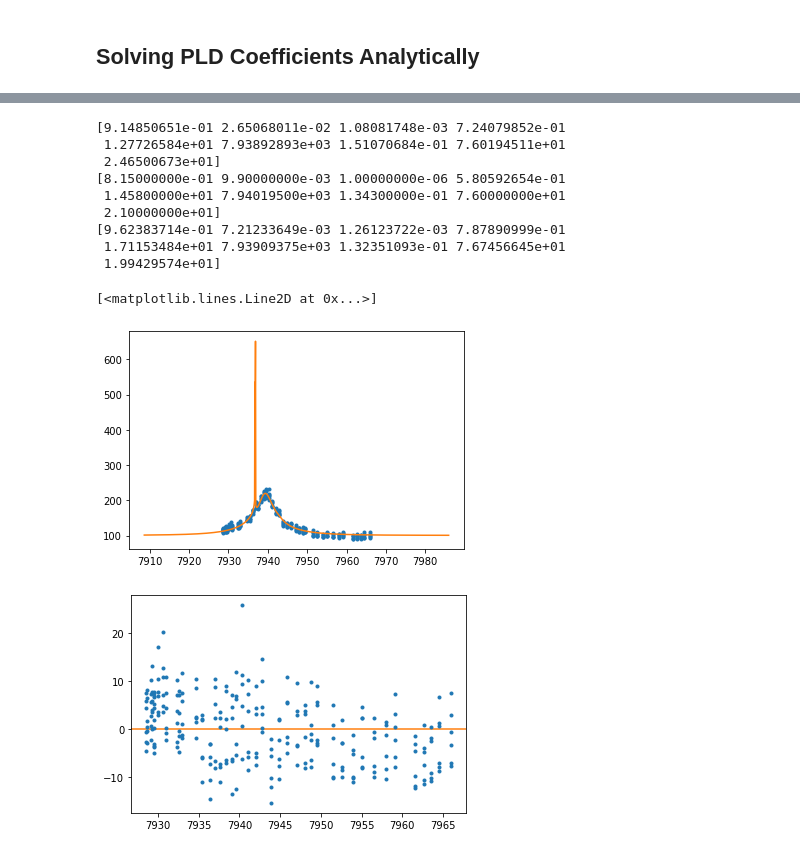
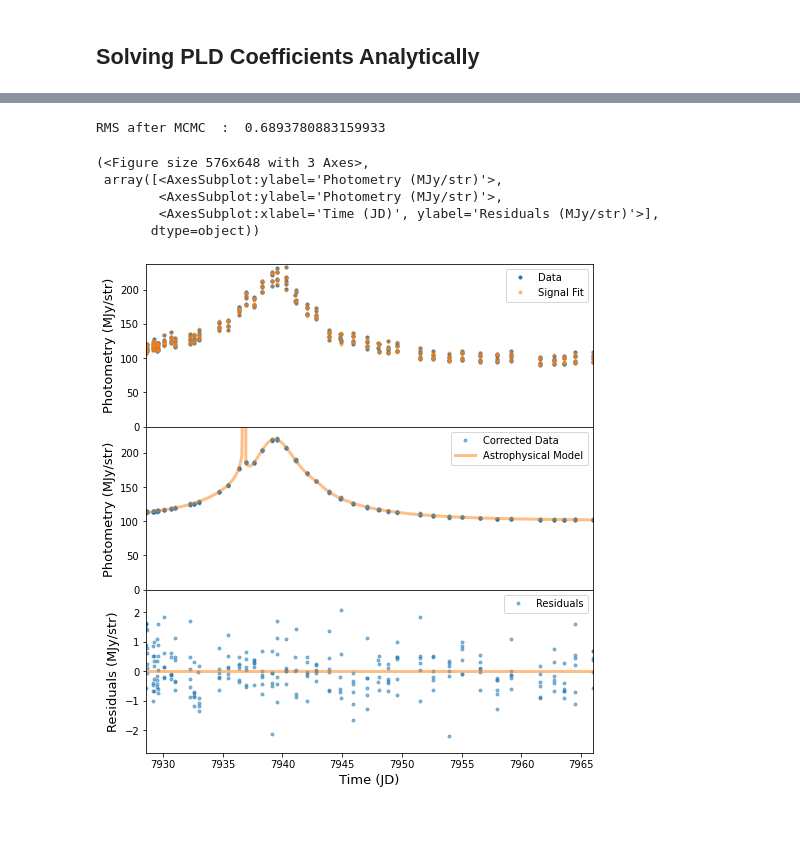
Before and after one commit to tbctk/tbk-Spitzer-ulens, a Jupyter notebook: Spitzer-ulens_Tutorial.ipynb, the cells around one changed output, grey strips where cells are left out. Saved outputs shown, nothing was run; the diff lists cells and outputs as text; code cells hidden in the pictures; blank space fills up the shorter version.

```diff
--- a/Spitzer-ulens_Tutorial.ipynb
+++ b/Spitzer-ulens_Tutorial.ipynb
@@ -166,30 +192,23 @@ MCMC runtime = 3.28 min
-# %%
-popt_mcmc = np.mean(posit,axis=0)
-print(popt_mcmc)
-print(p0)
-print(popt)
-# %% [output]
-[9.14850651e-01 2.65068011e-02 1.08081748e-03 7.24079852e-01
- 1.27726584e+01 7.93892893e+03 1.51070684e-01 7.60194511e+01
- 2.46500673e+01]
-[8.15000000e-01 9.90000000e-03 1.00000000e-06 5.80592654e-01
- 1.45800000e+01 7.94019500e+03 1.34300000e-01 7.60000000e+01
- 2.10000000e+01]
-[9.62383714e-01 7.21233649e-03 1.26123722e-03 7.87890999e-01
- 1.71153484e+01 7.93909375e+03 1.32351093e-01 7.67456645e+01
- 1.99429574e+01]
-# %%
-timeplot = np.linspace(time[0]-20,time[-1]+20,1000)
-plt.figure(0)
-plt.plot(time,ptot,'.')
-plt.plot(timeplot,MODELFUNC(timeplot,*popt_mcmc))
-resi = ptot-MODELFUNC(time,*popt_mcmc)
-plt.figure(1)
-plt.axhline(color='C1')
-plt.plot(time,resi,'.')
-# %% [output]
-[<matplotlib.lines.Line2D at 0x...>]
-[figure, removed]
-[figure, removed]
+# %%
+# Optimal parameters are the average position of the walkers
+popt_mcmc = np.mean(posit,axis=0)
+# Solve for PLD coefficients analytically
+Y, Astro, Ps, A, C, E, X = PLD.analytic_solution(event.TIMES, PTOT, PTOT_E, PNORM, popt_mcmc, MODELFUNC)
+# Get detector model and divide it out to get new best-fit
+FIT_MCMC, SYS_MCMC, CORR_MCMC, RESI_MCMC = PLD.get_bestfit(A, Ps, X, PTOT, Astro)
+# Flatten results for plotting
+time,corr_mcmc,resi_mcmc,fit_mcmc,sys_mcmc = event.chrono_flatten(CORR_MCMC,RESI_MCMC,FIT_MCMC,SYS_MCMC)
+# Compute RMS error before and after
+RMS_mcmc = PLD.get_RMS(resi_mcmc,label='RMS after MCMC',visual=True)
+# Plot corrected data, corrected model, and residuals
+plot.plot_analytic_solution(time, ptot, fit_mcmc, corr_mcmc, resi_mcmc, timeplot, MODELFUNC(timeplot,*popt_mcmc))
+# %% [output]
+RMS after MCMC  :  0.6893780883159933
+(<Figure size 576x648 with 3 Axes>,
+ array([<AxesSubplot:ylabel='Photometry (MJy/str)'>,
+        <AxesSubplot:ylabel='Photometry (MJy/str)'>,
+        <AxesSubplot:xlabel='Time (JD)', ylabel='Residuals (MJy/str)'>],
+       dtype=object))
+[figure, added]
 # %% [markdown]
 # Error Analysis
```
Also changed, not shown: parts of 24 cells of this notebook, 1 other file.
